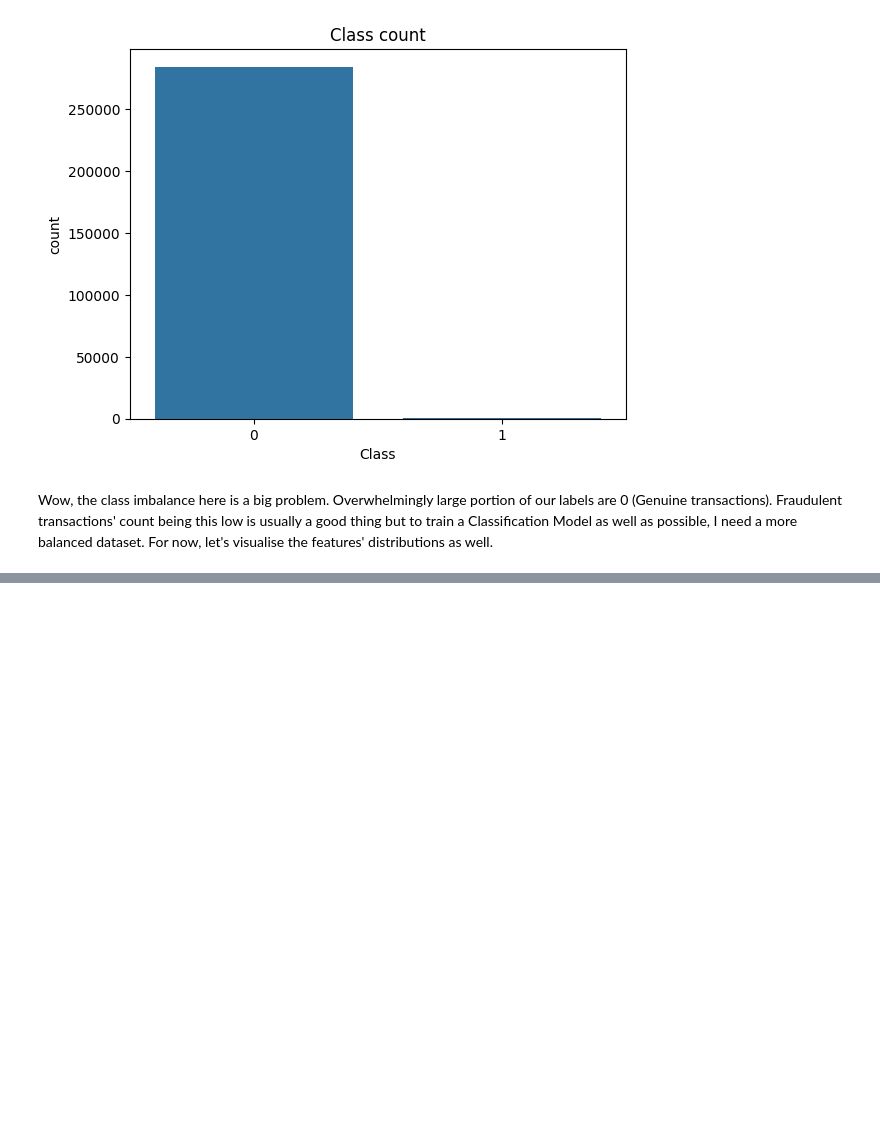
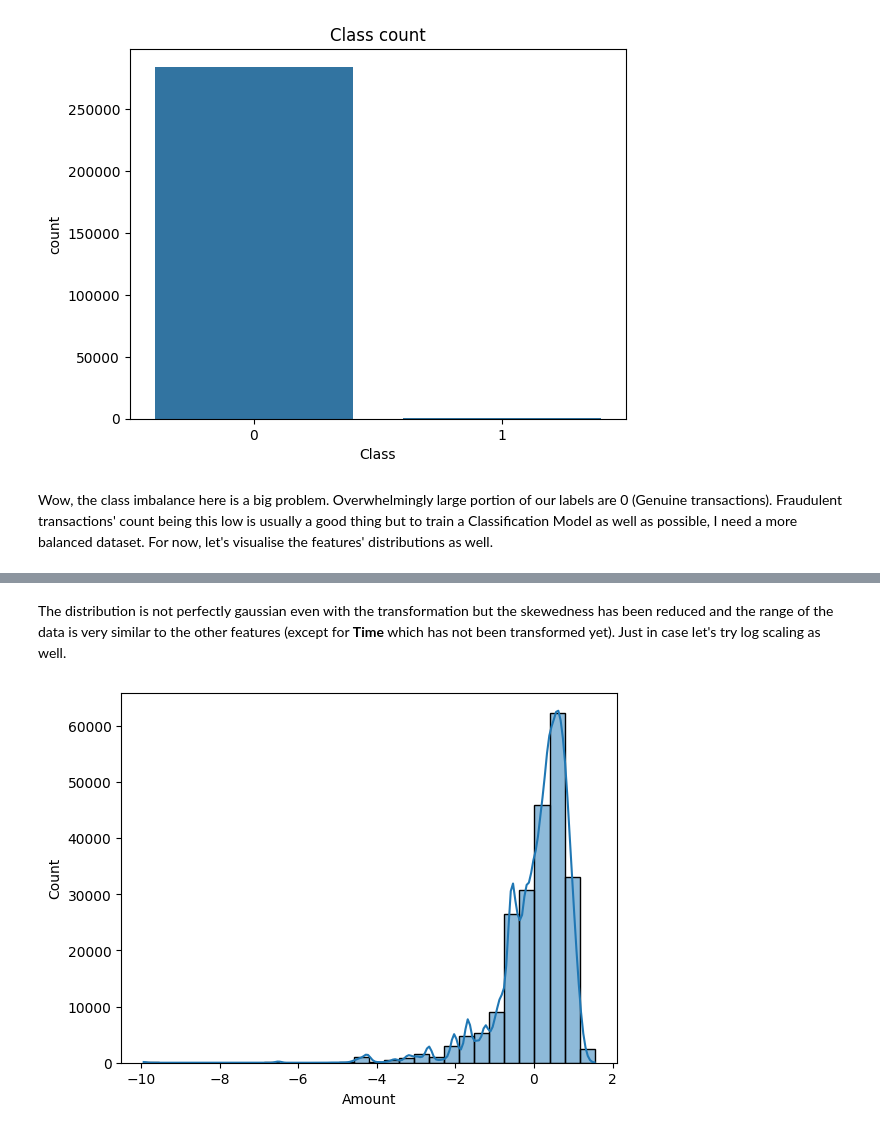
Before and after one commit to DoubleCyclone/Credit-Card-Fraud-Detection, a Jupyter notebook: notebooks/credit_card_fraud_detection.ipynb, the cells around one changed output, grey strips where cells are left out. Cells and saved outputs as stored; diff of their text form; code cells hidden in the pictures; blank space fills up the shorter version.

```diff
--- a/notebooks/credit_card_fraud_detection.ipynb
+++ b/notebooks/credit_card_fraud_detection.ipynb
@@ -115,0 +137,7 @@ Most of our features's plots look like a normal distribution which is also usefu
+# %% [markdown]
+The distribution is not perfectly gaussian even with the transformation but the skewedness has been reduced and the range of the data is very similar to the other features (except for **Time** which has not been transformed yet). Just in case let's try log scaling as well.
+# %%
+# Just plot log transformation without changing the data
+_ = sns.histplot(data=np.log1p(X_train_scaled), x="Amount", bins=30, kde=True)
+# %% [output]
+[figure, added]
```
Also changed, not shown: parts of 21 cells of this notebook.
